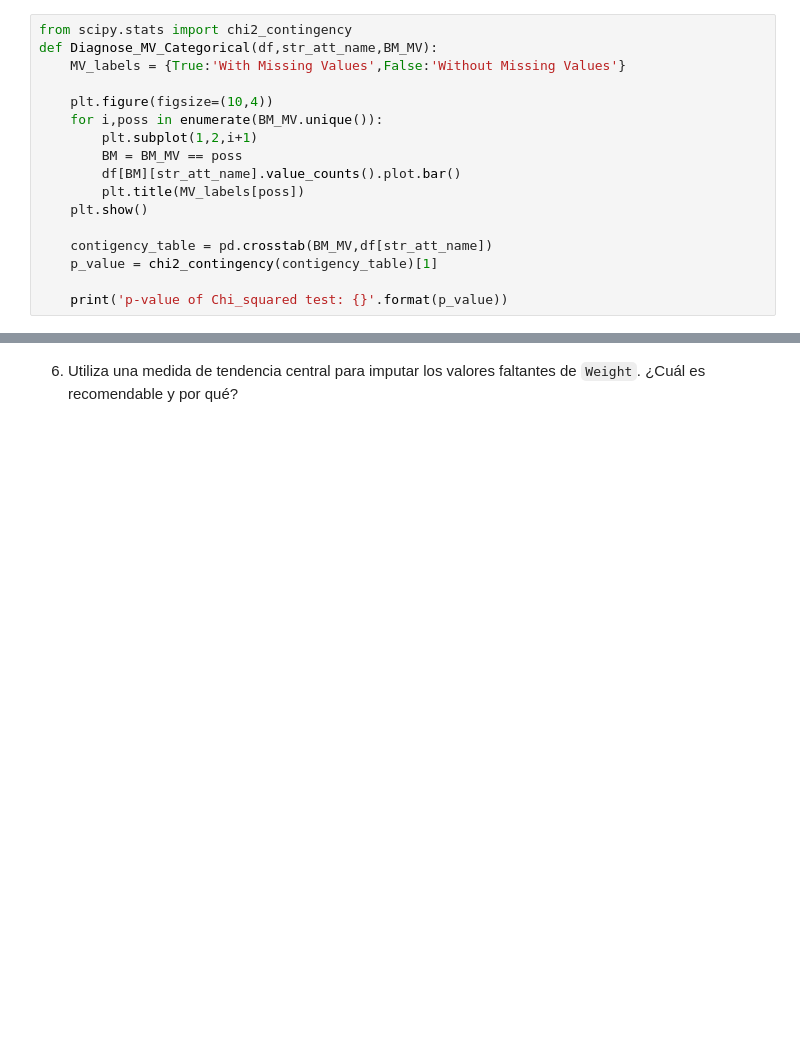
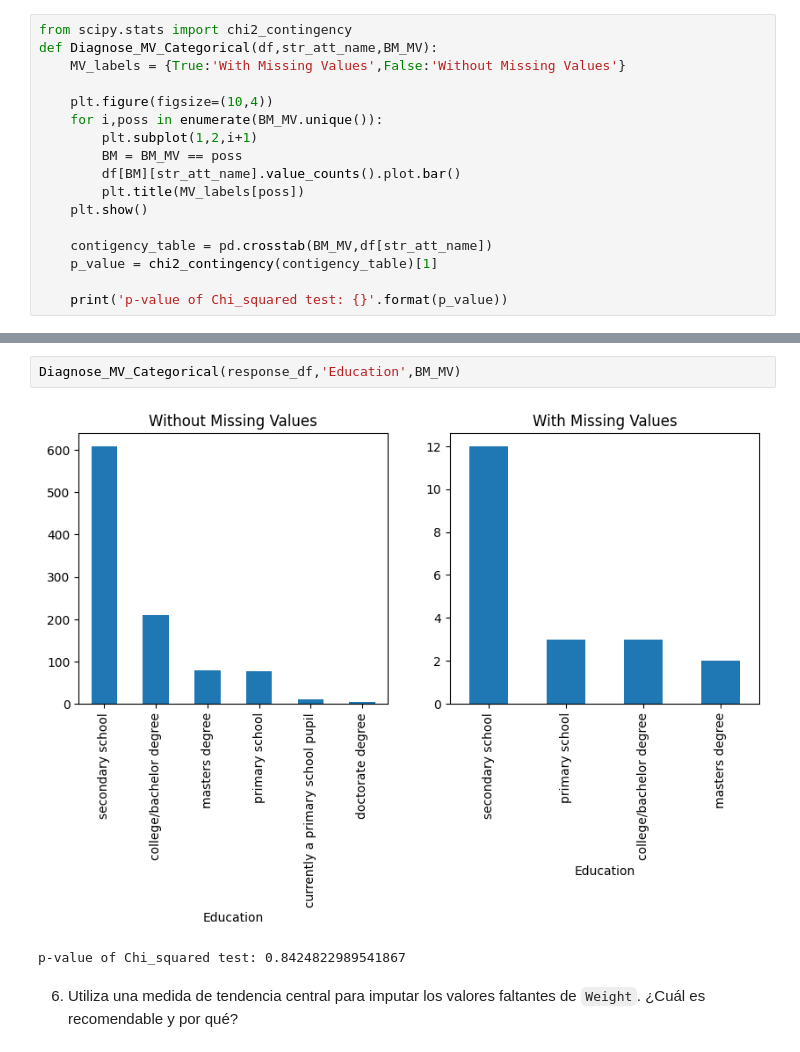
Before and after one commit to CarlosRochaCx/MNA, a Jupyter notebook: Actividad5Preprocesamiento.ipynb, the cells around one changed output, grey strips where cells are left out. Saved outputs shown, nothing was run; the diff lists cells and outputs as text; blank space fills up the shorter version.

```diff
--- a/Actividad5Preprocesamiento.ipynb
+++ b/Actividad5Preprocesamiento.ipynb
@@ -202,3 +220,8 @@ def Diagnose_MV_Categorical(df,str_att_name,BM_MV):
+# %%
+Diagnose_MV_Categorical(response_df,'Education',BM_MV)
+# %% [output]
+[figure, added]
+p-value of Chi_squared test: 0.8424822989541867
 # %% [markdown]
 6. Utiliza una medida de tendencia central para imputar los valores faltantes de `Weight`. ¿Cuál es recomendable y por qué?
 # %% [markdown]
```
Also changed, not shown: parts of 4 cells of this notebook.
